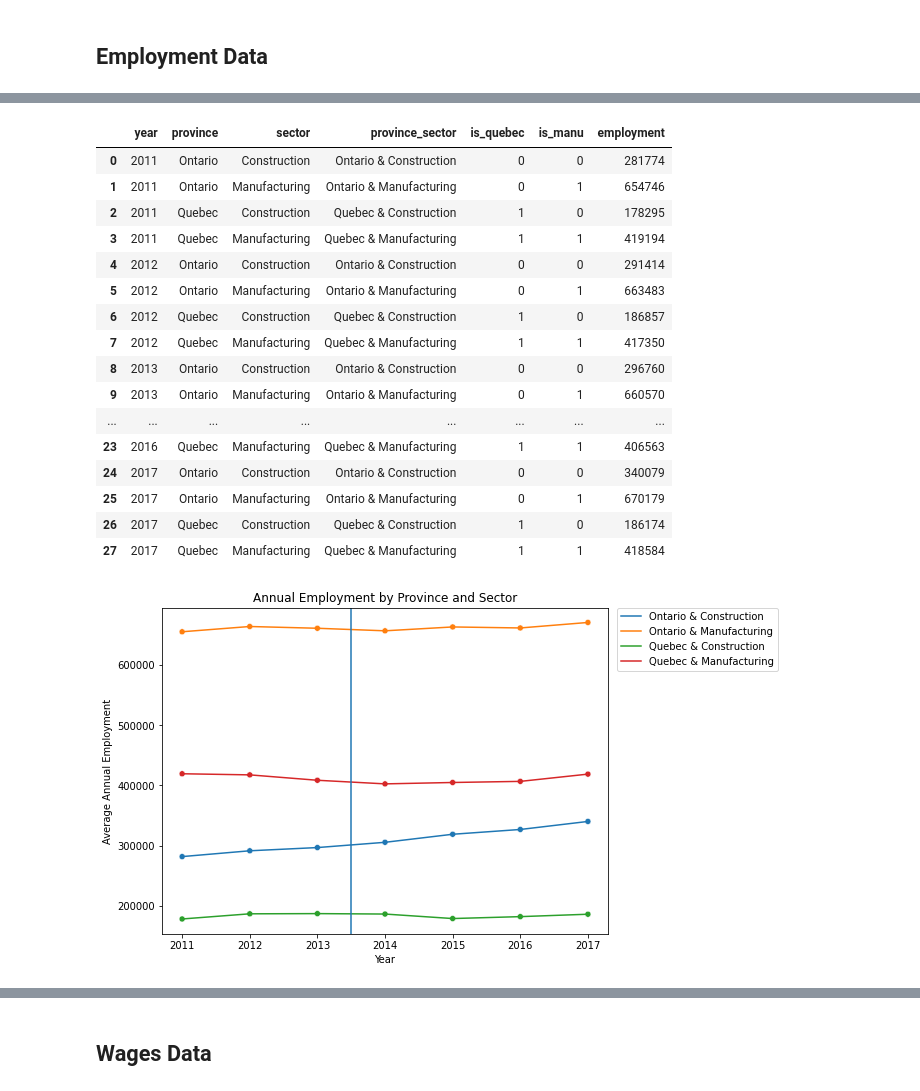
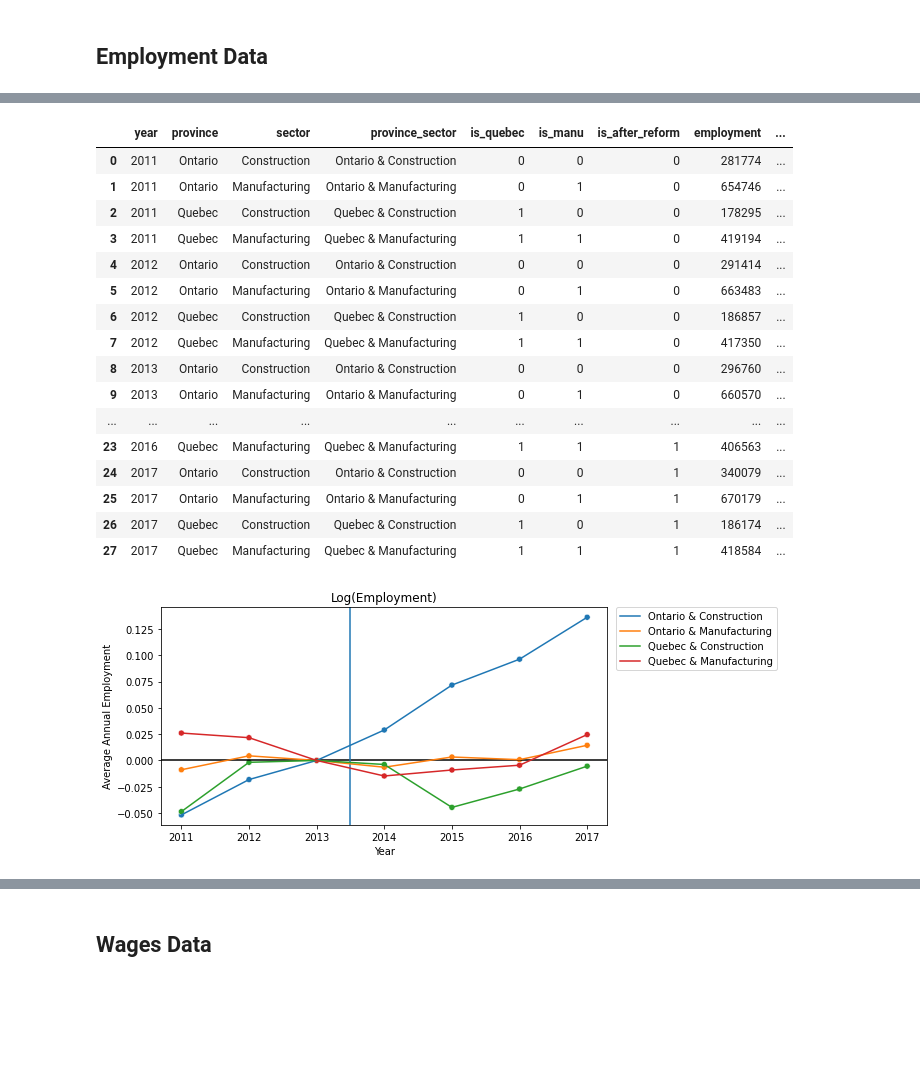
Before and after one commit to ting486/Corporate-Tax-Cuts-for-Small-Businesses-in-Quebec, a Jupyter notebook: Tax_Cuts_on_the_Economy_Code.ipynb, the cells around one changed output, grey strips where cells are left out. Drawn from its saved outputs; the diff is of its cells as text; code cells hidden in the pictures; blank space fills up the shorter version.

Commit message:
Created log values, generalized all plots, started regression

```diff
--- a/Tax_Cuts_on_the_Economy_Code.ipynb
+++ b/Tax_Cuts_on_the_Economy_Code.ipynb
@@ -86,40 +127,46 @@ memory usage: 21.1+ KB
 # %%
 # aggregate df_emp_monthly by year to get annual employment;
 # aggregate by mean to get an estimate of the acutal annual employment
-df_emp = df_emp_monthly.groupby(['year', 'province', 'sector',
-                                 'province_sector', 'is_quebec', 'is_manu']).mean('employment').reset_index()
+df_emp = df_emp_monthly.groupby(['year', 'province', 'sector', 'province_sector', 'is_quebec',
+                                 'is_manu', 'is_after_reform']).mean('employment').reset_index()
 df_emp['employment'] = df_emp['employment'].astype(int)
+df_emp['log_employment'] = np.log(df_emp['employment'])
+
+df_emp_2013 = df_emp[['is_quebec', 'is_manu', 'log_employment']].loc[df_emp['year'] == 2013]
+df_emp = df_emp.merge(df_emp_2013, how='left', on=['is_quebec', 'is_manu'], suffixes=('', '_2013'))
+df_emp['log_employment_norm'] = df_emp['log_employment'] - df_emp['log_employment_2013']
 
 df_emp
 # %% [output]
-|  | year | province | sector | province_sector | is_quebec | is_manu | employment |
-| 0 | 2011 | Ontario | Construction | Ontario & Construction | 0 | 0 | 281774 |
-| 1 | 2011 | Ontario | Manufacturing | Ontario & Manufacturing | 0 | 1 | 654746 |
-| 2 | 2011 | Quebec | Construction | Quebec & Construction | 1 | 0 | 178295 |
-| 3 | 2011 | Quebec | Manufacturing | Quebec & Manufacturing | 1 | 1 | 419194 |
-| 4 | 2012 | Ontario | Construction | Ontario & Construction | 0 | 0 | 291414 |
-| 5 | 2012 | Ontario | Manufacturing | Ontario & Manufacturing | 0 | 1 | 663483 |
-| 6 | 2012 | Quebec | Construction | Quebec & Construction | 1 | 0 | 186857 |
-| 7 | 2012 | Quebec | Manufacturing | Quebec & Manufacturing | 1 | 1 | 417350 |
-| 8 | 2013 | Ontario | Construction | Ontario & Construction | 0 | 0 | 296760 |
-| 9 | 2013 | Ontario | Manufacturing | Ontario & Manufacturing | 0 | 1 | 660570 |
-| ... | ... | ... | ... | ... | ... | ... | ... |
-| 23 | 2016 | Quebec | Manufacturing | Quebec & Manufacturing | 1 | 1 | 406563 |
-| 24 | 2017 | Ontario | Construction | Ontario & Construction | 0 | 0 | 340079 |
-| 25 | 2017 | Ontario | Manufacturing | Ontario & Manufacturing | 0 | 1 | 670179 |
-| 26 | 2017 | Quebec | Construction | Quebec & Construction | 1 | 0 | 186174 |
-| 27 | 2017 | Quebec | Manufacturing | Quebec & Manufacturing | 1 | 1 | 418584 |
+|  | year | province | sector | province_sector | is_quebec | is_manu | is_after_reform | employment | ... |
+| 0 | 2011 | Ontario | Construction | Ontario & Construction | 0 | 0 | 0 | 281774 | ... |
+| 1 | 2011 | Ontario | Manufacturing | Ontario & Manufacturing | 0 | 1 | 0 | 654746 | ... |
+| 2 | 2011 | Quebec | Construction | Quebec & Construction | 1 | 0 | 0 | 178295 | ... |
+| 3 | 2011 | Quebec | Manufacturing | Quebec & Manufacturing | 1 | 1 | 0 | 419194 | ... |
+| 4 | 2012 | Ontario | Construction | Ontario & Construction | 0 | 0 | 0 | 291414 | ... |
+| 5 | 2012 | Ontario | Manufacturing | Ontario & Manufacturing | 0 | 1 | 0 | 663483 | ... |
+| 6 | 2012 | Quebec | Construction | Quebec & Construction | 1 | 0 | 0 | 186857 | ... |
+| 7 | 2012 | Quebec | Manufacturing | Quebec & Manufacturing | 1 | 1 | 0 | 417350 | ... |
+| 8 | 2013 | Ontario | Construction | Ontario & Construction | 0 | 0 | 0 | 296760 | ... |
+| 9 | 2013 | Ontario | Manufacturing | Ontario & Manufacturing | 0 | 1 | 0 | 660570 | ... |
+| ... | ... | ... | ... | ... | ... | ... | ... | ... | ... |
+| 23 | 2016 | Quebec | Manufacturing | Quebec & Manufacturing | 1 | 1 | 1 | 406563 | ... |
+| 24 | 2017 | Ontario | Construction | Ontario & Construction | 0 | 0 | 1 | 340079 | ... |
+| 25 | 2017 | Ontario | Manufacturing | Ontario & Manufacturing | 0 | 1 | 1 | 670179 | ... |
+| 26 | 2017 | Quebec | Construction | Quebec & Construction | 1 | 0 | 1 | 186174 | ... |
+| 27 | 2017 | Quebec | Manufacturing | Quebec & Manufacturing | 1 | 1 | 1 | 418584 | ... |
 # %%
 # plot time series trend of annual employment by province_sector
-plt.figure(figsize=(8,6))
-fig_emp = sns.lineplot(data=df_emp, x='year', y='employment', hue='province_sector')
-sns.scatterplot(data=df_emp, x='year', y='employment', hue='province_sector', legend=False)
+plt.figure(figsize=(8,4))
+plt.axhline(0, color='black')
 plt.axvline(2013.5)
+fig_emp = sns.lineplot(data=df_emp, x='year', y='log_employment_norm', hue='province_sector')
+sns.scatterplot(data=df_emp, x='year', y='log_employment_norm', hue='province_sector', legend=False)
 fig_emp.legend_.set_title('')
 sns.move_legend(fig_emp, "upper left", bbox_to_anchor=(1.02, 1), borderaxespad=0)
-fig_emp.title.set_text('Annual Employment by Province and Sector')
+fig_emp.title.set_text('Log(Employment)')
 plt.xlabel('Year')
 plt.ylabel('Average Annual Employment')
 plt.show()
 # %% [output]
-[figure, old version]
+[figure, new version]
```
Also changed, not shown: parts of 24 cells of this notebook.
